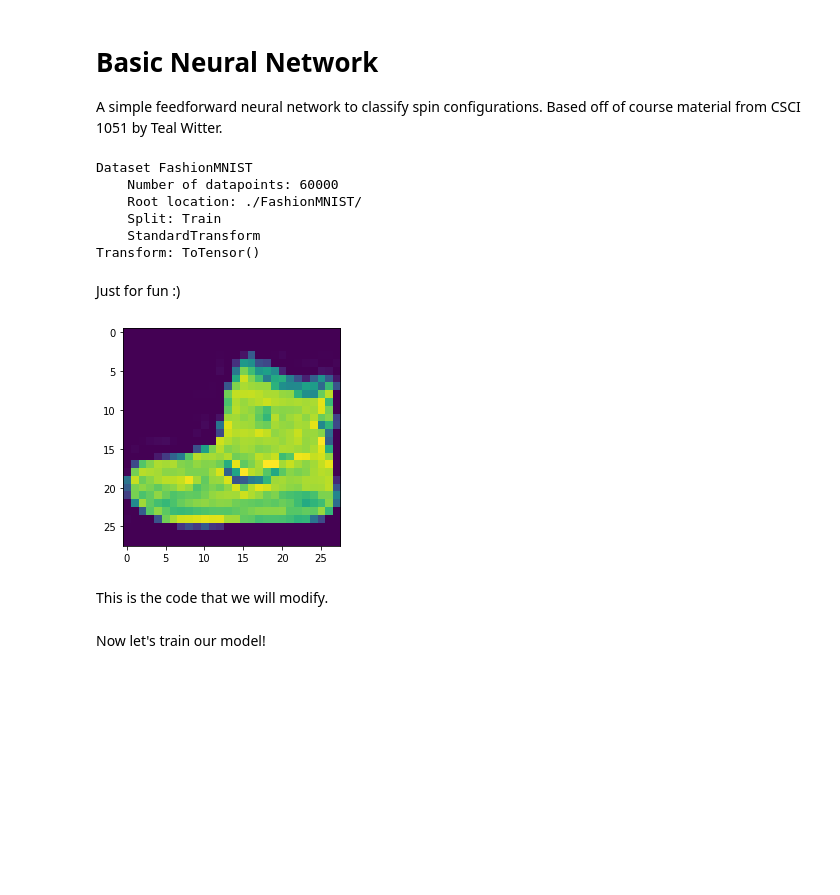
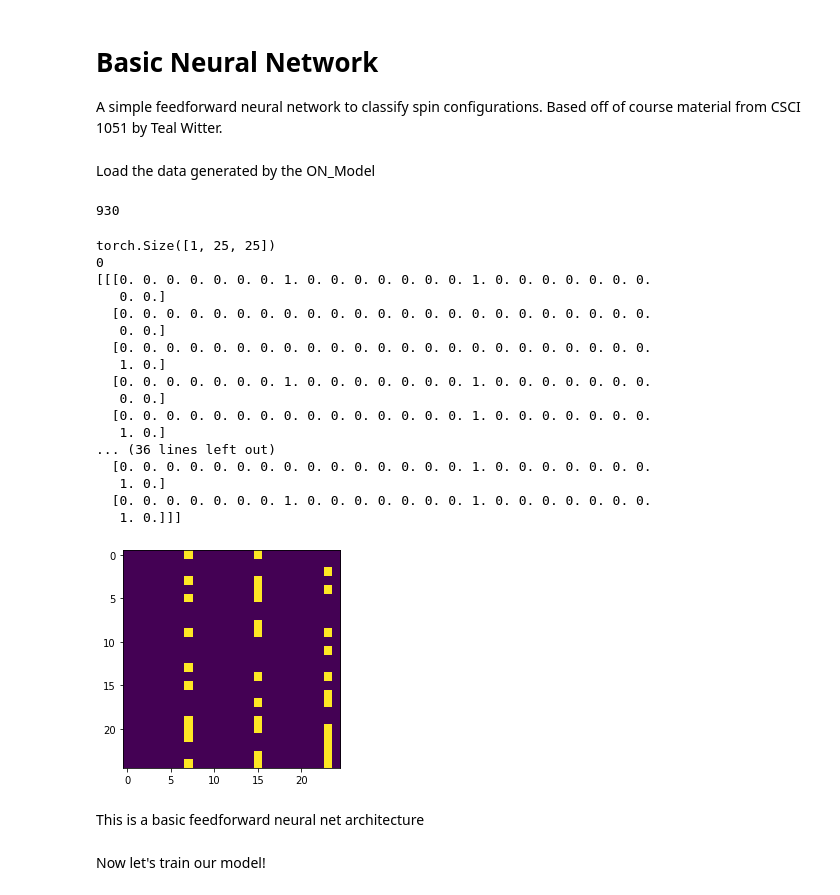
Before and after one commit to rohan-datar/phys_0704_project, a Jupyter notebook: ML_Spin_Model/Basic_NN.ipynb, the cells around one changed output. Saved outputs shown, nothing was run; the diff lists cells and outputs as text; code cells hidden in the pictures; blank space fills up the shorter version.

```diff
--- a/ML_Spin_Model/Basic_NN.ipynb
+++ b/ML_Spin_Model/Basic_NN.ipynb
@@ -10,21 +13,52 @@ import torchvision
-# %%
-trainingdata = torchvision.datasets.FashionMNIST('./FashionMNIST/',train=True,download=True,transform=torchvision.transforms.ToTensor())
-testdata = torchvision.datasets.FashionMNIST('./FashionMNIST/',train=False,download=True,transform=torchvision.transforms.ToTensor())
-
-print(type(trainingdata))
-# %% [output]
-Dataset FashionMNIST
-    Number of datapoints: 60000
-    Root location: ./FashionMNIST/
-    Split: Train
-    StandardTransform
-Transform: ToTensor()
-# %% [markdown]
-Just for fun :)
+# %% [markdown]
+Load the data generated by the ON_Model
+# %%
+# data transforms
+dset_transform = transforms.Compose([
+    transforms.Grayscale(num_output_channels=1),
+    transforms.ToTensor()])
+
+
+# Use the image folder function to create datasets
+dsets = {x: datasets.ImageFolder(f"../data/{x}", dset_transform)
+         for x in ['train', 'test']}
+
+# dataloaders = {x: torch.utils.data.DataLoader(dsets[x], batch_size=16,
+#                                               shuffle=(x == "train"))
+#                for x in ['train', 'test']}
+
+trainingdata = dsets['train']
+testdata = dsets['test']
+
+trainDataLoader = torch.utils.data.DataLoader(trainingdata,batch_size=64,shuffle=True)
+testDataLoader = torch.utils.data.DataLoader(testdata,batch_size=64,shuffle=False)
+# %%
+print(len(trainingdata))
+# %% [output]
+930
 # %%
-image, label = trainingdata[0]
-import matplotlib.pyplot as plt
+image, label = trainingdata[355]
+print(image.shape)
+print(label)
+print(image.numpy())
 plt.imshow(image.squeeze().numpy())
 plt.show()
 # %% [output]
+torch.Size([1, 25, 25])
+0
+[[[0. 0. 0. 0. 0. 0. 0. 1. 0. 0. 0. 0. 0. 0. 0. 1. 0. 0. 0. 0. 0. 0. 0.
+   0. 0.]
+  [0. 0. 0. 0. 0. 0. 0. 0. 0. 0. 0. 0. 0. 0. 0. 0. 0. 0. 0. 0. 0. 0. 0.
+   0. 0.]
+  [0. 0. 0. 0. 0. 0. 0. 0. 0. 0. 0. 0. 0. 0. 0. 0. 0. 0. 0. 0. 0. 0. 0.
+   1. 0.]
+  [0. 0. 0. 0. 0. 0. 0. 1. 0. 0. 0. 0. 0. 0. 0. 1. 0. 0. 0. 0. 0. 0. 0.
+   0. 0.]
+  [0. 0. 0. 0. 0. 0. 0. 0. 0. 0. 0. 0. 0. 0. 0. 1. 0. 0. 0. 0. 0. 0. 0.
+   1. 0.]
+... (36 lines left out)
+  [0. 0. 0. 0. 0. 0. 0. 0. 0. 0. 0. 0. 0. 0. 0. 1. 0. 0. 0. 0. 0. 0. 0.
+   1. 0.]
+  [0. 0. 0. 0. 0. 0. 0. 1. 0. 0. 0. 0. 0. 0. 0. 1. 0. 0. 0. 0. 0. 0. 0.
+   1. 0.]]]
-[figure, old version]
+[figure, new version]
@@ -34,5 +65,5 @@ testDataLoader = torch.utils.data.DataLoader(testdata,batch_size=64,shuffle=Fals
-# %% [markdown]
-This is the code that we will modify.
+# %% [markdown]
+This is a basic feedforward neural net architecture
 # %%
 class NeuralNet(torch.nn.Module):
   def __init__(self):
```
Also changed, not shown: parts of 8 cells of this notebook, 1 other file.
